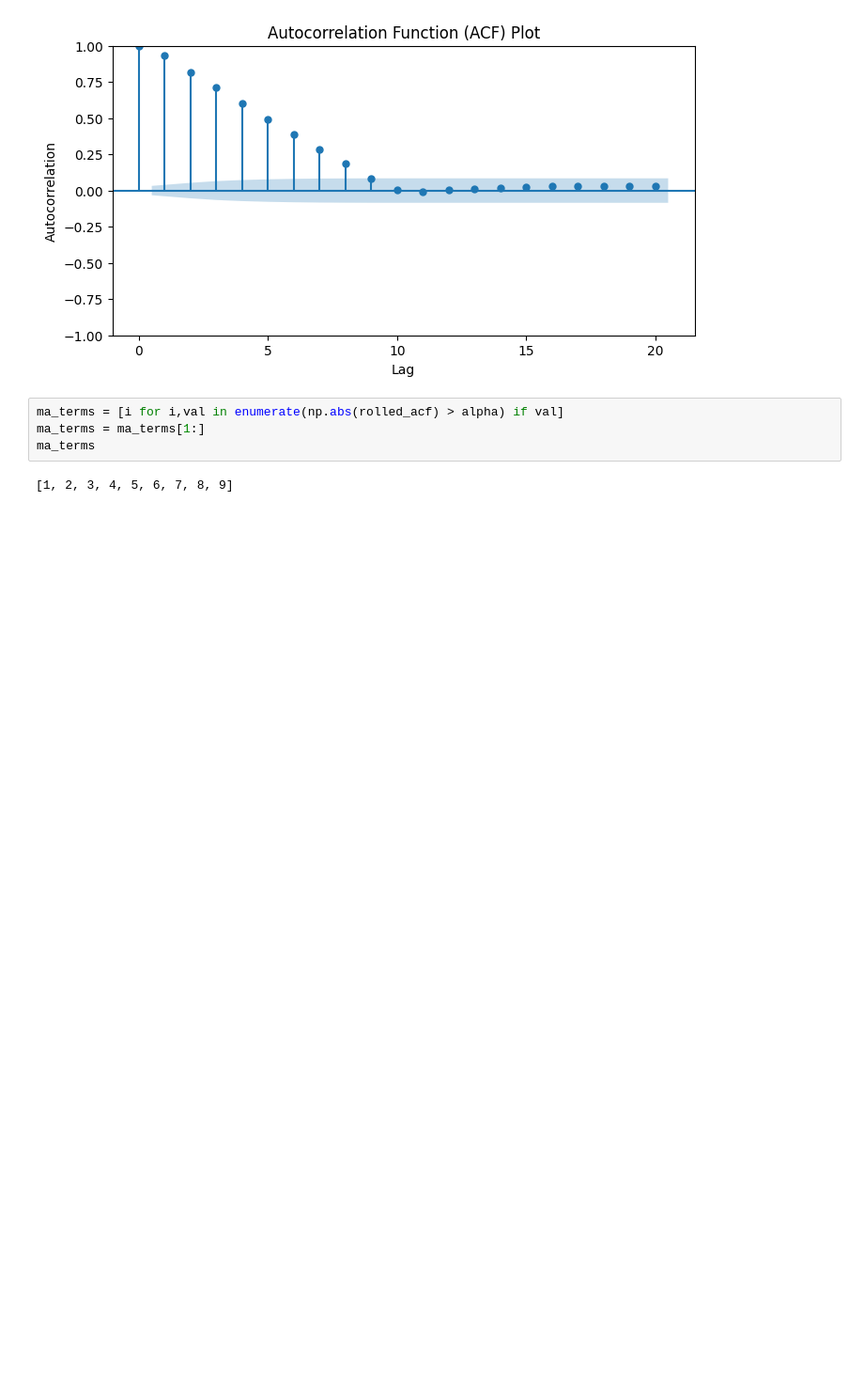
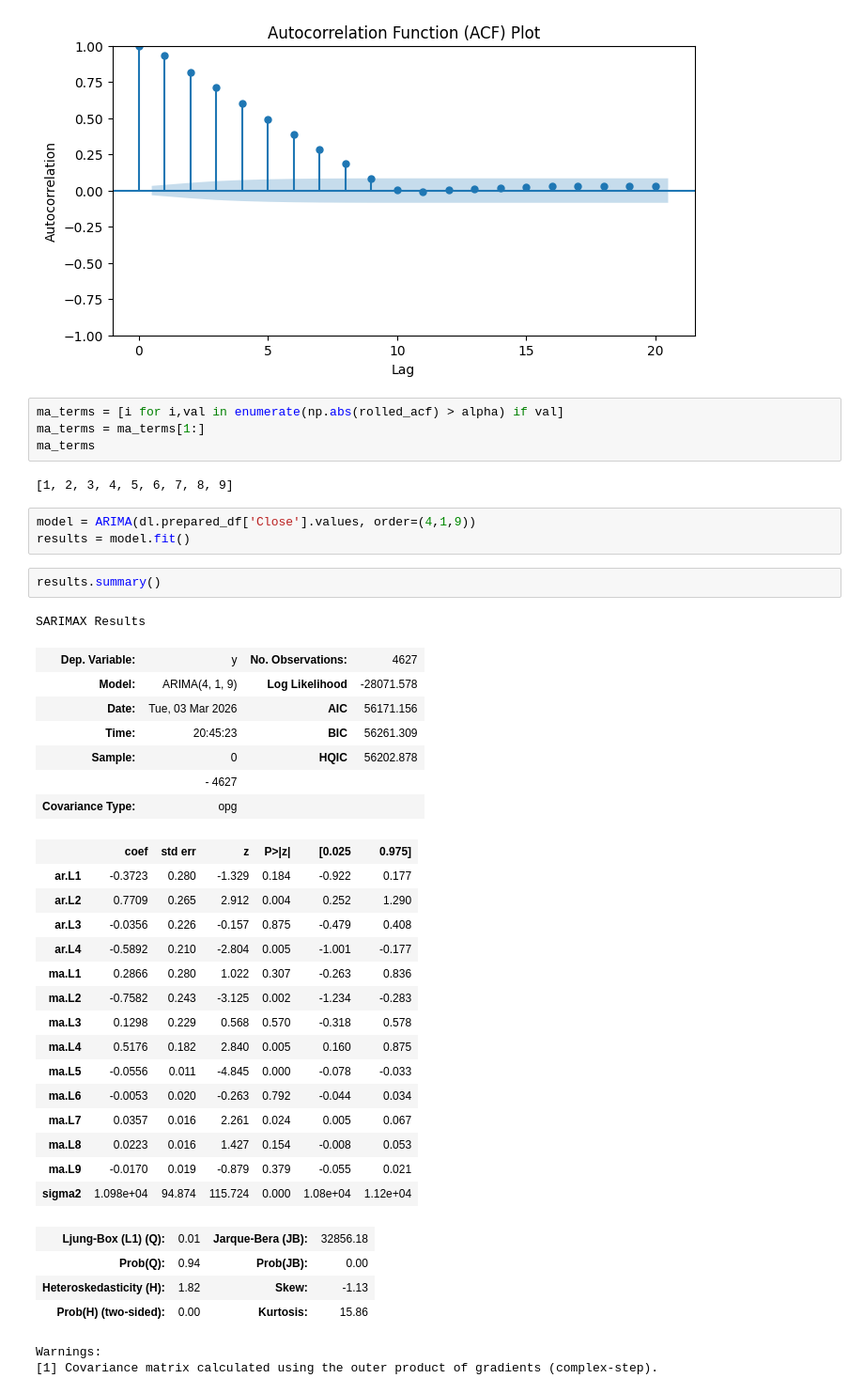
Before and after one commit to akorade/global-stock-index-ml-classification, a Jupyter notebook: notebooks/arimax_parameters.ipynb, the cells around one changed output. Shown at 94% size. Cells and saved outputs as stored; diff of their text form; blank space fills up the shorter version.

Commit message:
create baseline model

```diff
--- a/notebooks/arimax_parameters.ipynb
+++ b/notebooks/arimax_parameters.ipynb
@@ -151,3 +152,38 @@ ma_terms = ma_terms[1:]
 ma_terms
 # %% [output]
 [1, 2, 3, 4, 5, 6, 7, 8, 9]
+# %%
+model = ARIMA(dl.prepared_df['Close'].values, order=(4,1,9))
+results = model.fit()
+# %%
+results.summary()
+# %% [output]
+SARIMAX Results
+| Dep. Variable: | y | No. Observations: | 4627 |
+| Model: | ARIMA(4, 1, 9) | Log Likelihood | -28071.578 |
+| Date: | Tue, 03 Mar 2026 | AIC | 56171.156 |
+| Time: | 20:45:23 | BIC | 56261.309 |
+| Sample: | 0 | HQIC | 56202.878 |
+|  | - 4627 |  |  |
+| Covariance Type: | opg |  |  |
+|  | coef | std err | z | P>|z| | [0.025 | 0.975] |
+| ar.L1 | -0.3723 | 0.280 | -1.329 | 0.184 | -0.922 | 0.177 |
+| ar.L2 | 0.7709 | 0.265 | 2.912 | 0.004 | 0.252 | 1.290 |
+| ar.L3 | -0.0356 | 0.226 | -0.157 | 0.875 | -0.479 | 0.408 |
+| ar.L4 | -0.5892 | 0.210 | -2.804 | 0.005 | -1.001 | -0.177 |
+| ma.L1 | 0.2866 | 0.280 | 1.022 | 0.307 | -0.263 | 0.836 |
+| ma.L2 | -0.7582 | 0.243 | -3.125 | 0.002 | -1.234 | -0.283 |
+| ma.L3 | 0.1298 | 0.229 | 0.568 | 0.570 | -0.318 | 0.578 |
+| ma.L4 | 0.5176 | 0.182 | 2.840 | 0.005 | 0.160 | 0.875 |
+| ma.L5 | -0.0556 | 0.011 | -4.845 | 0.000 | -0.078 | -0.033 |
+| ma.L6 | -0.0053 | 0.020 | -0.263 | 0.792 | -0.044 | 0.034 |
+| ma.L7 | 0.0357 | 0.016 | 2.261 | 0.024 | 0.005 | 0.067 |
+| ma.L8 | 0.0223 | 0.016 | 1.427 | 0.154 | -0.008 | 0.053 |
+| ma.L9 | -0.0170 | 0.019 | -0.879 | 0.379 | -0.055 | 0.021 |
+| sigma2 | 1.098e+04 | 94.874 | 115.724 | 0.000 | 1.08e+04 | 1.12e+04 |
+| Ljung-Box (L1) (Q): | 0.01 | Jarque-Bera (JB): | 32856.18 |
+| Prob(Q): | 0.94 | Prob(JB): | 0.00 |
+| Heteroskedasticity (H): | 1.82 | Skew: | -1.13 |
+| Prob(H) (two-sided): | 0.00 | Kurtosis: | 15.86 |
+Warnings:
+[1] Covariance matrix calculated using the outer product of gradients (complex-step).
```
Also changed, not shown: parts of 1 cell of this notebook, 1 other file.
